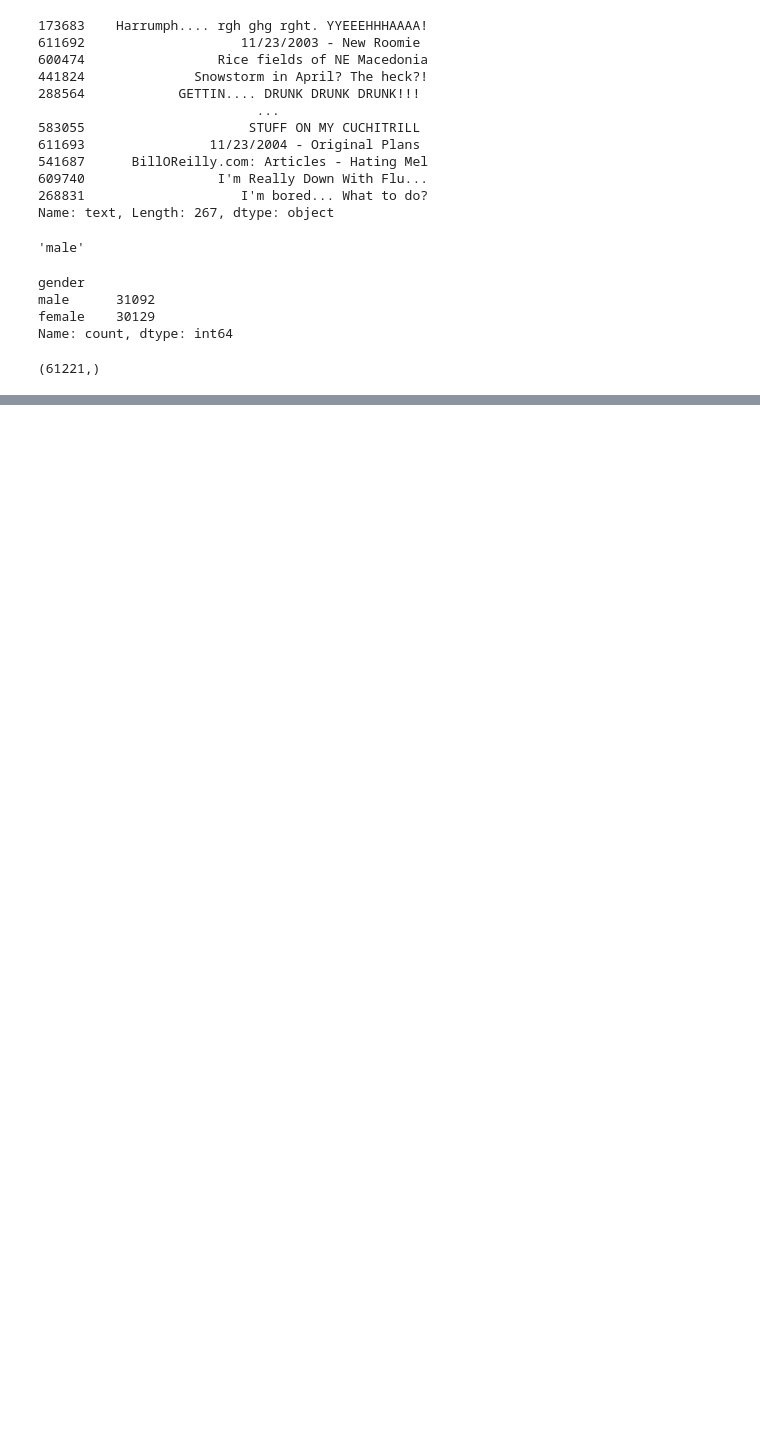
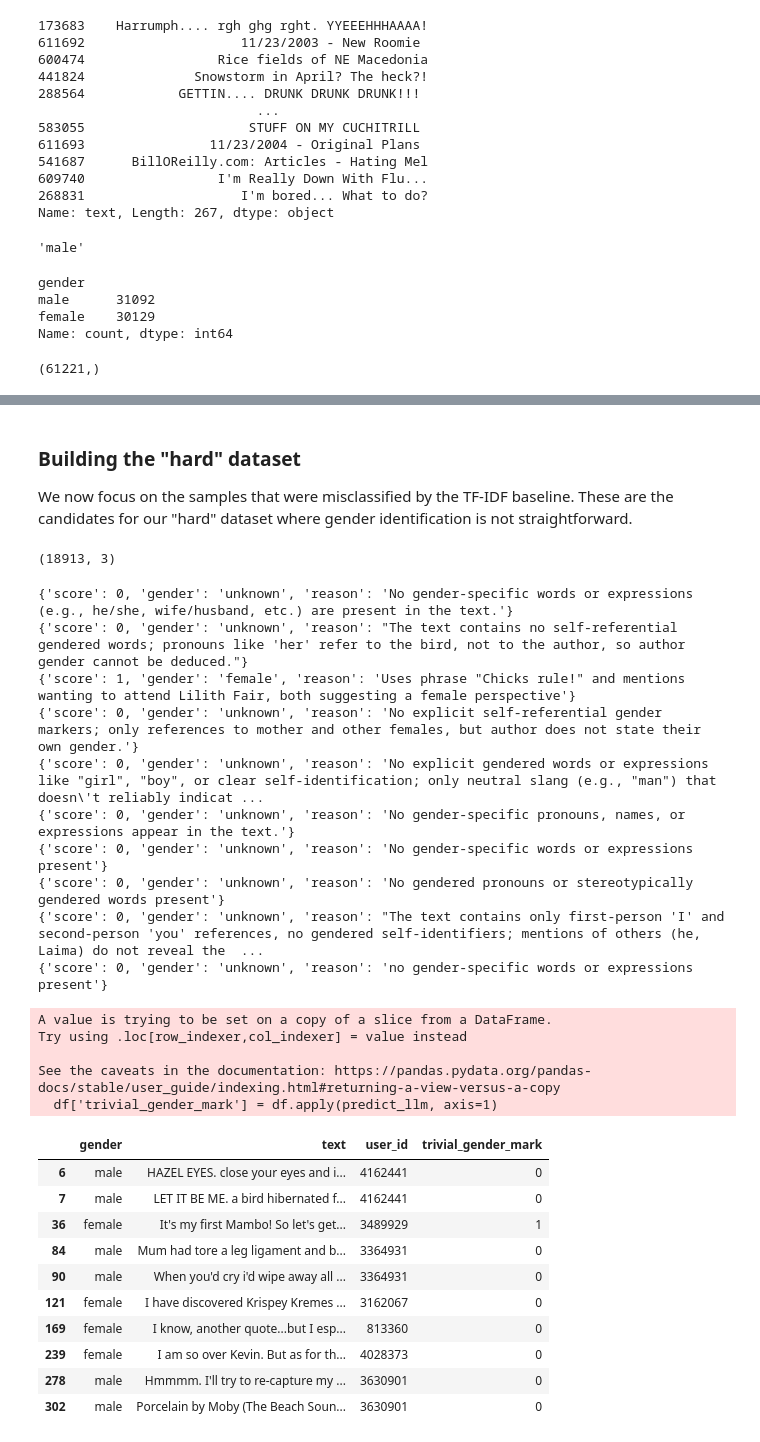
Before and after one commit to schwp/slm-user-modeling-research, a Jupyter notebook: notebook/phase_1_data_prep.ipynb, the cells around one changed output, grey strips where cells are left out. Saved outputs shown, nothing was run; the diff lists cells and outputs as text; code cells hidden in the pictures; blank space fills up the shorter version.

````diff
--- a/notebook/phase_1_data_prep.ipynb
+++ b/notebook/phase_1_data_prep.ipynb
@@ -103,6 +136,8 @@ y_true = y_test
 # %%
 import seaborn as sns
 
+
+X_test_wrong = X_test[X_test.index.isin(y_true[y_true != y_pred].index)]
 X_test_len = X_test[X_test.index.isin(y_true[y_true != y_pred].index)].str.split(' ').apply(len)
 
 sns.histplot(X_test_len[X_test_len < 100], bins=100)
@@ -142,7 +187,7 @@ y_test.shape
 # %%
 import ollama
 
-def query_ollama(sys_prompt: str, content: str, model="gemma3:4b"):
+def query_ollama(sys_prompt: str, content: str, model="gemma3:12b"):
     try:
         response = ollama.generate(model=model, prompt=sys_prompt.replace('{CONTENT}', content))
         return response.response
@@ -185,0 +241,65 @@ LLM Answer: {"score": 1, "gender": "female"}
+# %% [markdown]
+### Building the "hard" dataset
+
+We now focus on the samples that were misclassified by the TF-IDF baseline. These are the candidates for our "hard" dataset where gender identification is not straightforward.
+# %%
+df_hard = df[df.index.isin(X_test_wrong.index)]
+# %%
+df_hard.shape
+# %% [output]
+(18913, 3)
+# %%
+df_hard_small = df_hard.head(10)
+# %%
+import json
+
+def add_llm_features(df: pd.DataFrame, model: str = "gemma3:12b", debug: bool = False):
+    def predict_llm(row):
+        text = row['text']
+        true_gender = row['gender']
+        try:
+            llm_answer = query_ollama(sys_prompt, text, model)
+            llm_answer = llm_answer.replace('```json', '').replace('```', '').strip()
+            answer = json.loads(llm_answer)
+            if debug:
+                print(answer)
+
+            if answer['gender'] != true_gender:
+                return 0
+
+            return int(answer['score'])
+        except Exception:
+            return -1
+
+    df['trivial_gender_mark'] = df.apply(predict_llm, axis=1)
+    return df
+
+df_hsf = add_llm_features(df_hard_small, model="gpt-oss:120b-cloud", debug=True)
+df_hsf
+# %% [output]
+{'score': 0, 'gender': 'unknown', 'reason': 'No gender‑specific words or expressions (e.g., he/she, wife/husband, etc.) are present in the text.'}
+{'score': 0, 'gender': 'unknown', 'reason': "The text contains no self‑referential gendered words; pronouns like 'her' refer to the bird, not to the author, so author gender cannot be deduced."}
+{'score': 1, 'gender': 'female', 'reason': 'Uses phrase "Chicks rule!" and mentions wanting to attend Lilith Fair, both suggesting a female perspective'}
+{'score': 0, 'gender': 'unknown', 'reason': 'No explicit self‑referential gender markers; only references to mother and other females, but author does not state their own gender.'}
+{'score': 0, 'gender': 'unknown', 'reason': 'No explicit gendered words or expressions like "girl", "boy", or clear self-identification; only neutral slang (e.g., "man") that doesn\'t reliably indicat ...
+{'score': 0, 'gender': 'unknown', 'reason': 'No gender‑specific pronouns, names, or expressions appear in the text.'}
+{'score': 0, 'gender': 'unknown', 'reason': 'No gender-specific words or expressions present'}
+{'score': 0, 'gender': 'unknown', 'reason': 'No gendered pronouns or stereotypically gendered words present'}
+{'score': 0, 'gender': 'unknown', 'reason': "The text contains only first‑person 'I' and second‑person 'you' references, no gendered self‑identifiers; mentions of others (he, Laima) do not reveal the  ...
+{'score': 0, 'gender': 'unknown', 'reason': 'no gender-specific words or expressions present'}
+A value is trying to be set on a copy of a slice from a DataFrame.
+Try using .loc[row_indexer,col_indexer] = value instead
+
+See the caveats in the documentation: https://pandas.pydata.org/pandas-docs/stable/user_guide/indexing.html#returning-a-view-versus-a-copy
+  df['trivial_gender_mark'] = df.apply(predict_llm, axis=1)
+|  | gender | text | user_id | trivial_gender_mark |
+| 6 | male | HAZEL EYES. close your eyes and i... | 4162441 | 0 |
+| 7 | male | LET IT BE ME. a bird hibernated f... | 4162441 | 0 |
+| 36 | female | It's my first Mambo! So let's get... | 3489929 | 1 |
+| 84 | male | Mum had tore a leg ligament and b... | 3364931 | 0 |
+| 90 | male | When you'd cry i'd wipe away all ... | 3364931 | 0 |
+| 121 | female | I have discovered Krispey Kremes ... | 3162067 | 0 |
+| 169 | female | I know, another quote...but I esp... | 813360 | 0 |
+| 239 | female | I am so over Kevin. But as for th... | 4028373 | 0 |
+| 278 | male | Hmmmm. I'll try to re-capture my ... | 3630901 | 0 |
+| 302 | male | Porcelain by Moby (The Beach Soun... | 3630901 | 0 |
````
Also changed, not shown: parts of 14 cells of this notebook, 1 other file.
